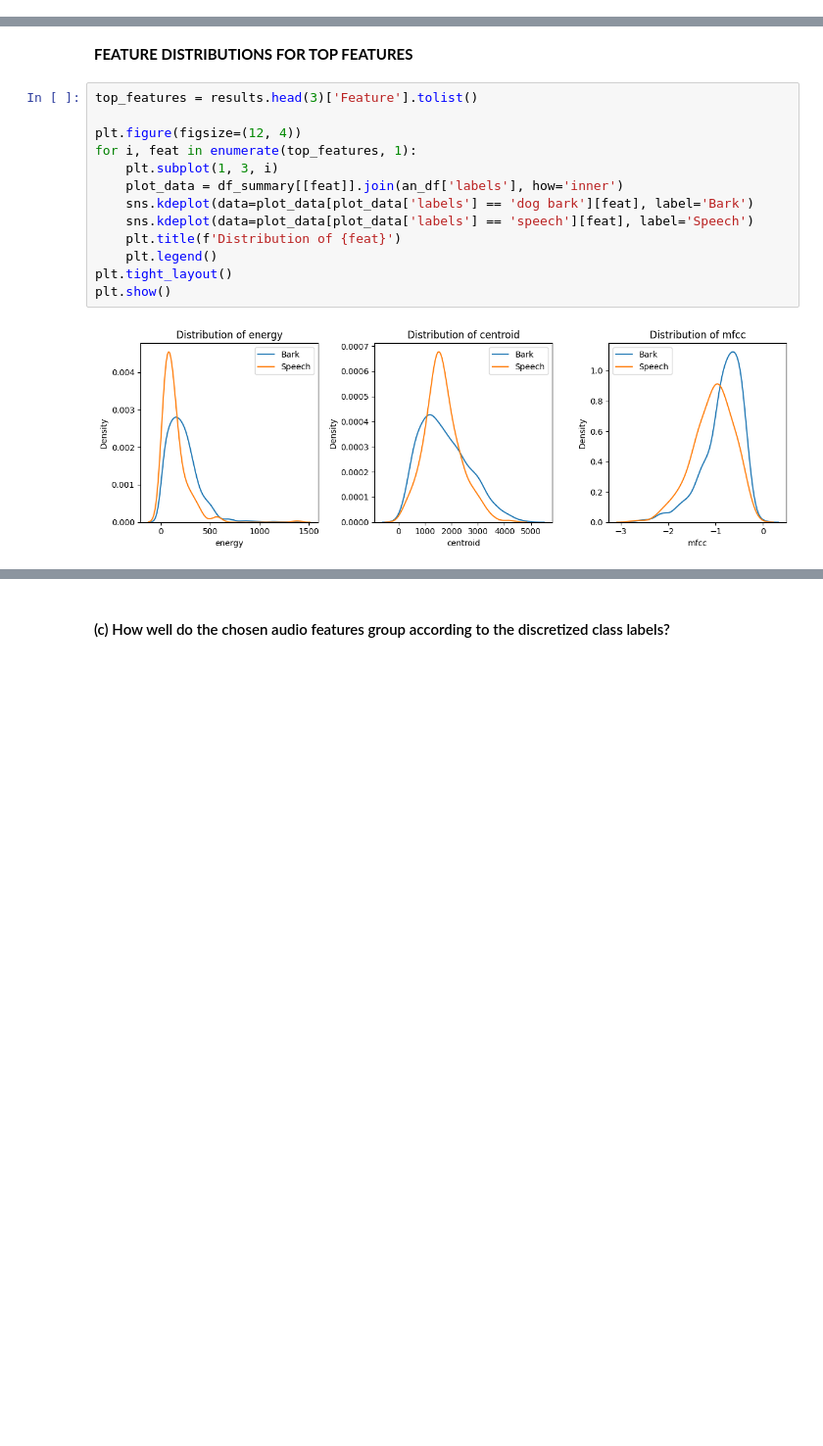
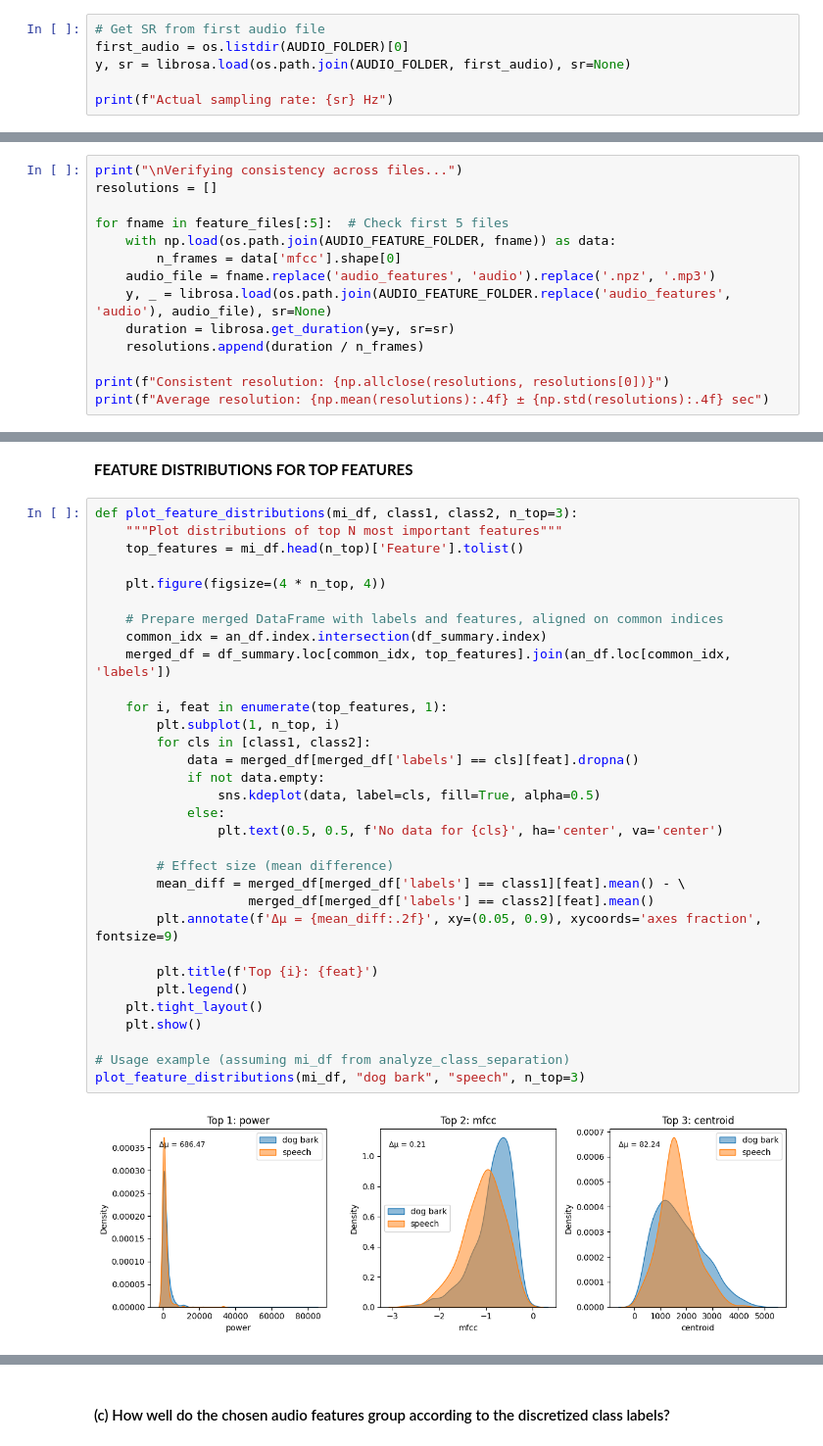
Before and after one commit to 8asic/mlpc2025-sound-event-detection, a Jupyter notebook: T3-Classification/1. Labeling Function.ipynb, the cells around one changed output, grey strips where cells are left out. Shown at 98% size. Drawn from its saved outputs; the diff is of its cells as text; blank space fills up the shorter version.

```diff
--- a/T3-Classification/1. Labeling Function.ipynb
+++ b/T3-Classification/1. Labeling Function.ipynb
@@ -399,2 +506,8 @@ Single-Dimensional Features (Power, Centroid, Energy):
 # %% [markdown]
 **CLASS SEPARATION ANALYSIS**
+# %%
+# Get SR from first audio file
+first_audio = os.listdir(AUDIO_FOLDER)[0]
+y, sr = librosa.load(os.path.join(AUDIO_FOLDER, first_audio), sr=None)
+
+print(f"Actual sampling rate: {sr} Hz")
@@ -400,0 +547,14 @@ Single-Dimensional Features (Power, Centroid, Energy):
+# %%
+print("\nVerifying consistency across files...")
+resolutions = []
+
+for fname in feature_files[:5]:  # Check first 5 files
+    with np.load(os.path.join(AUDIO_FEATURE_FOLDER, fname)) as data:
+        n_frames = data['mfcc'].shape[0]
+    audio_file = fname.replace('audio_features', 'audio').replace('.npz', '.mp3')
+    y, _ = librosa.load(os.path.join(AUDIO_FEATURE_FOLDER.replace('audio_features', 'audio'), audio_file), sr=None)
+    duration = librosa.get_duration(y=y, sr=sr)
+    resolutions.append(duration / n_frames)
+
+print(f"Consistent resolution: {np.allclose(resolutions, resolutions[0])}")
+print(f"Average resolution: {np.mean(resolutions):.4f} ± {np.std(resolutions):.4f} sec")
@@ -452,17 +726,36 @@ results = analyze_class_separation(
 # %% [markdown]
 **FEATURE DISTRIBUTIONS FOR TOP FEATURES**
 # %%
-top_features = results.head(3)['Feature'].tolist()
+def plot_feature_distributions(mi_df, class1, class2, n_top=3):
+    """Plot distributions of top N most important features"""
+    top_features = mi_df.head(n_top)['Feature'].tolist()
 
-plt.figure(figsize=(12, 4))
-for i, feat in enumerate(top_features, 1):
-    plt.subplot(1, 3, i)
-    plot_data = df_summary[[feat]].join(an_df['labels'], how='inner')
-    sns.kdeplot(data=plot_data[plot_data['labels'] == 'dog bark'][feat], label='Bark')
-    sns.kdeplot(data=plot_data[plot_data['labels'] == 'speech'][feat], label='Speech')
-    plt.title(f'Distribution of {feat}')
-    plt.legend()
-plt.tight_layout()
-plt.show()
+    plt.figure(figsize=(4 * n_top, 4))
+
+    # Prepare merged DataFrame with labels and features, aligned on common indices
+    common_idx = an_df.index.intersection(df_summary.index)
+    merged_df = df_summary.loc[common_idx, top_features].join(an_df.loc[common_idx, 'labels'])
+
+    for i, feat in enumerate(top_features, 1):
+        plt.subplot(1, n_top, i)
+        for cls in [class1, class2]:
+            data = merged_df[merged_df['labels'] == cls][feat].dropna()
+            if not data.empty:
+                sns.kdeplot(data, label=cls, fill=True, alpha=0.5)
+            else:
+                plt.text(0.5, 0.5, f'No data for {cls}', ha='center', va='center')
+
+        # Effect size (mean difference)
+        mean_diff = merged_df[merged_df['labels'] == class1][feat].mean() - \
+                    merged_df[merged_df['labels'] == class2][feat].mean()
+        plt.annotate(f'Δμ = {mean_diff:.2f}', xy=(0.05, 0.9), xycoords='axes fraction', fontsize=9)
+
+        plt.title(f'Top {i}: {feat}')
+        plt.legend()
+    plt.tight_layout()
+    plt.show()
+
+# Usage example (assuming mi_df from analyze_class_separation)
+plot_feature_distributions(mi_df, "dog bark", "speech", n_top=3)
 # %% [output]
-[figure, old version]
+[figure, new version]
```
Also changed, not shown: parts of 36 cells of this notebook, 1 other file.
